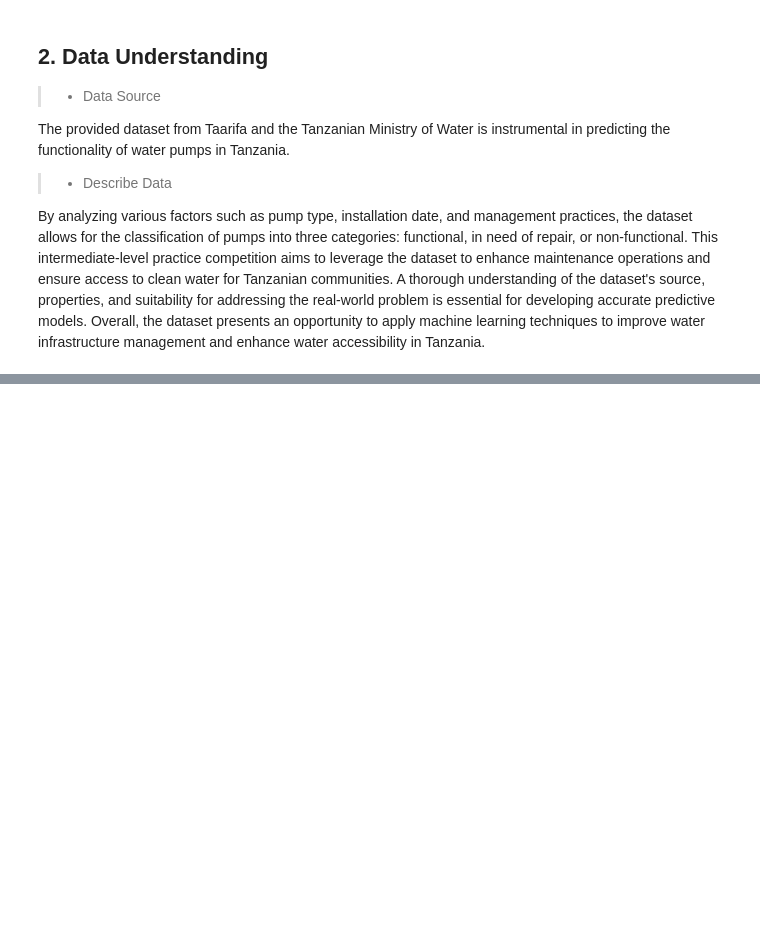
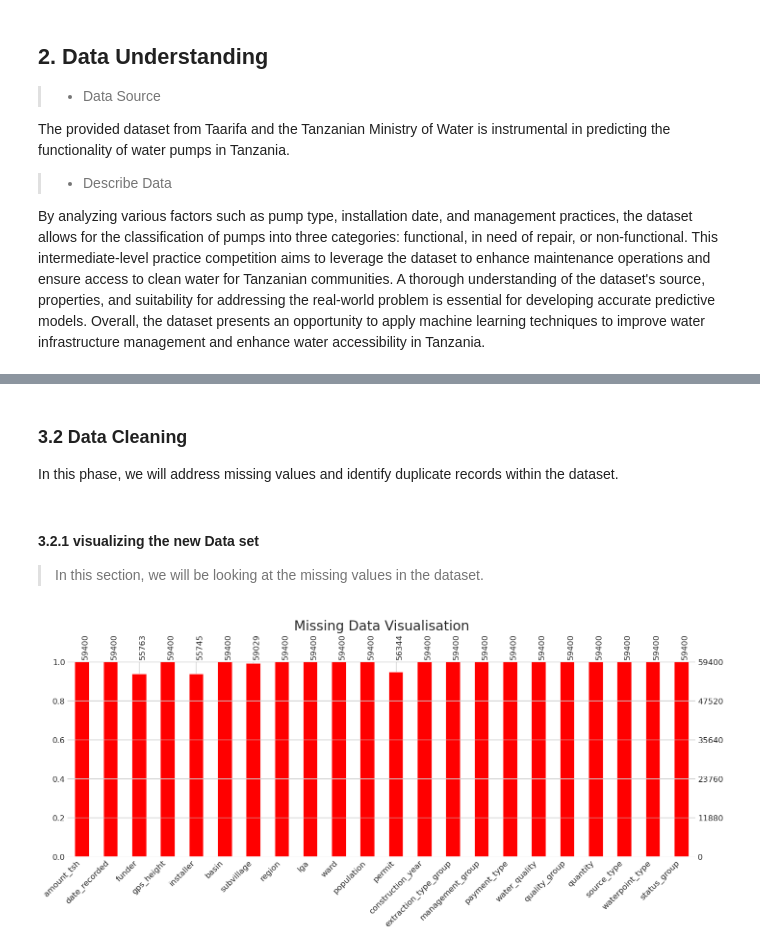
Before and after one commit to Josphatkimani/Tanzania_Water_Wells-Prediction, a Jupyter notebook: wells.ipynb, the cells around one changed output, grey strips where cells are left out. Cells and saved outputs as stored; diff of their text form; code cells hidden in the pictures; blank space fills up the shorter version.

```diff
--- a/wells.ipynb
+++ b/wells.ipynb
@@ -48,0 +364,3 @@ By analyzing various factors such as pump type, installation date, and managemen
+# %%
+# Drop payment column
+new_data = new_data.drop(['payment'], axis=1)
@@ -48,0 +397,3 @@ By analyzing various factors such as pump type, installation date, and managemen
+# %%
+# Drop the quantity_group column
+new_data = new_data.drop(['quantity_group'], axis=1)
@@ -48,0 +430,3 @@ By analyzing various factors such as pump type, installation date, and managemen
+# %%
+# Drop'source' and 'source_class' columns
+new_data = new_data.drop(['source', 'source_class'], axis=1)
@@ -48,0 +462,3 @@ By analyzing various factors such as pump type, installation date, and managemen
+# %%
+# Drop waterpoint_type_group column
+new_data = new_data.drop(['waterpoint_type_group'], axis=1)
@@ -48,0 +525,14 @@ By analyzing various factors such as pump type, installation date, and managemen
+# %% [markdown]
+### 3.2 Data Cleaning
+
+In this phase, we will address missing values and identify duplicate records within the dataset.
+# %% [markdown]
+#### 3.2.1 visualizing the new Data set
+> In this section, we will be looking at the missing values in the dataset.
+# %%
+msno.bar(new_data, figsize=(15, 5), color='red', fontsize=12)
+plt.title("Missing Data Visualisation")
+plt.xticks(rotation=90)
+plt.show()
+# %% [output]
+[figure, added]
```
Also changed, not shown: parts of 86 cells of this notebook, 3 other files.
